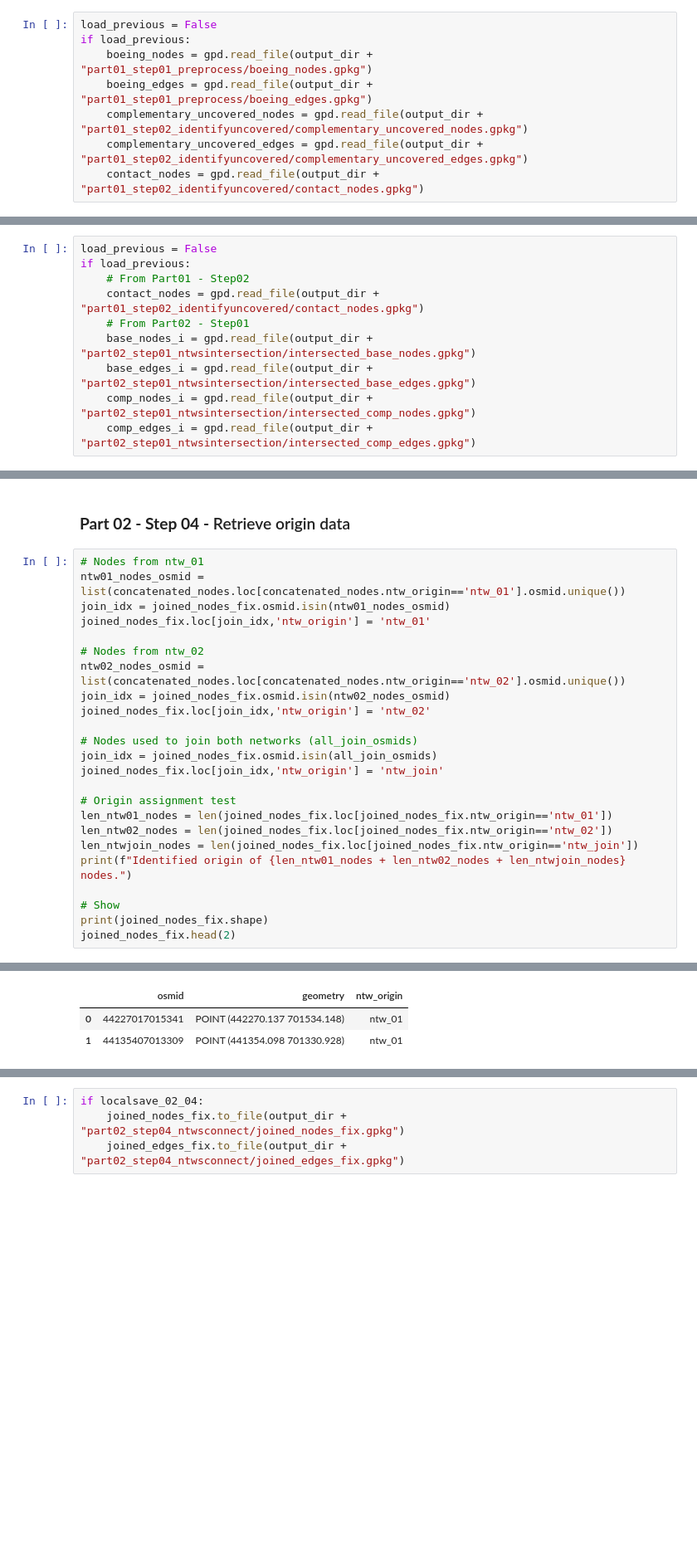
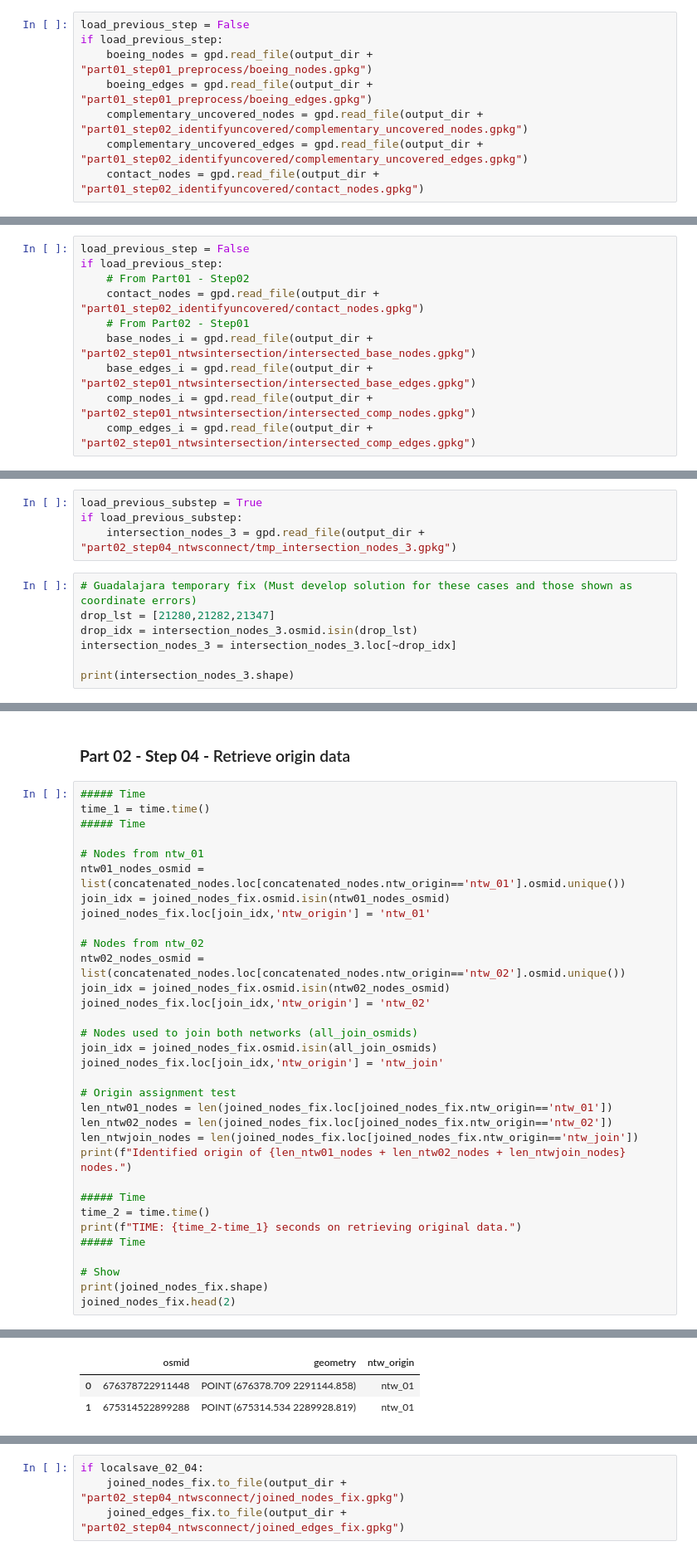
Before and after one commit to Observatorio-Ciudades/vref_walkability_index, a Jupyter notebook: notebooks/01_PL_04_Combine_networks.ipynb, the cells around one changed output, grey strips where cells are left out. Shown at 83% size. Saved outputs shown, nothing was run; the diff lists cells and outputs as text; blank space fills up the shorter version.

```diff
--- a/notebooks/01_PL_04_Combine_networks.ipynb
+++ b/notebooks/01_PL_04_Combine_networks.ipynb
@@ -1800,8 +1902,8 @@ if localsave_01_02:
 # %% [markdown]
 This step __finds the intersection points existing__ between the base network and the uncovered parts of the complementary network, and then modifies both network in order to __incorporate the intersection points as new nodes__ on both networks.
 # %%
-load_previous = False
-if load_previous:
+load_previous_step = False
+if load_previous_step:
     boeing_nodes = gpd.read_file(output_dir + "part01_step01_preprocess/boeing_nodes.gpkg")
     boeing_edges = gpd.read_file(output_dir + "part01_step01_preprocess/boeing_edges.gpkg")
     complementary_uncovered_nodes = gpd.read_file(output_dir + "part01_step02_identifyuncovered/complementary_uncovered_nodes.gpkg")
@@ -1986,8 +2106,8 @@ Through identifying the __nearest base_nodes_i and nearest base_edges_i to each
 
 If the connection is to be made __from contact_node to base_edge__, it identifies the best intersection point and saves the point with a new osmid in order to split the boeing_edge and __create a new base node__ there in an update network process.
 # %%
-load_previous = False
-if load_previous:
+load_previous_step = False
+if load_previous_step:
     # From Part01 - Step02
     contact_nodes = gpd.read_file(output_dir + "part01_step02_identifyuncovered/contact_nodes.gpkg")
     # From Part02 - Step01
@@ -2905,2 +3037,13 @@ Duplicates: 0.
 # %% [markdown]
 ### __Part 02 - Step 04 -__ Fix consequential_intersections
+# %%
+load_previous_substep = True
+if load_previous_substep:
+    intersection_nodes_3 = gpd.read_file(output_dir + "part02_step04_ntwsconnect/tmp_intersection_nodes_3.gpkg")
+# %%
+# Guadalajara temporary fix (Must develop solution for these cases and those shown as coordinate errors)
+drop_lst = [21280,21282,21347]
+drop_idx = intersection_nodes_3.osmid.isin(drop_lst)
+intersection_nodes_3 = intersection_nodes_3.loc[~drop_idx]
+
+print(intersection_nodes_3.shape)
@@ -2979,6 +3131,10 @@ joined_edges_fix.head(2)
 # %% [markdown]
 ### __Part 02 - Step 04 -__ Retrieve origin data
 # %%
+##### Time
+time_1 = time.time()
+##### Time
+
 # Nodes from ntw_01
 ntw01_nodes_osmid = list(concatenated_nodes.loc[concatenated_nodes.ntw_origin=='ntw_01'].osmid.unique())
 join_idx = joined_nodes_fix.osmid.isin(ntw01_nodes_osmid)
@@ -2999,6 +3155,11 @@ len_ntw02_nodes = len(joined_nodes_fix.loc[joined_nodes_fix.ntw_origin=='ntw_02'
 len_ntwjoin_nodes = len(joined_nodes_fix.loc[joined_nodes_fix.ntw_origin=='ntw_join'])
 print(f"Identified origin of {len_ntw01_nodes + len_ntw02_nodes + len_ntwjoin_nodes} nodes.")
 
+##### Time
+time_2 = time.time()
+print(f"TIME: {time_2-time_1} seconds on retrieving original data.")
+##### Time
+
 # Show
 print(joined_nodes_fix.shape)
 joined_nodes_fix.head(2)
@@ -3008,6 +3170,6 @@ Identified origin of 50654 nodes.
 |  | osmid | geometry | ntw_origin |
-| 0 | 44227017015341 | POINT (442270.137 701534.148) | ntw_01 |
-| 1 | 44135407013309 | POINT (441354.098 701330.928) | ntw_01 |
+| 0 | 676378722911448 | POINT (676378.709 2291144.858) | ntw_01 |
+| 1 | 675314522899288 | POINT (675314.534 2289928.819) | ntw_01 |
 # %%
 # Show detail
 print(joined_nodes_fix.crs)
```
Also changed, not shown: parts of 53 cells of this notebook, 4 other files.
